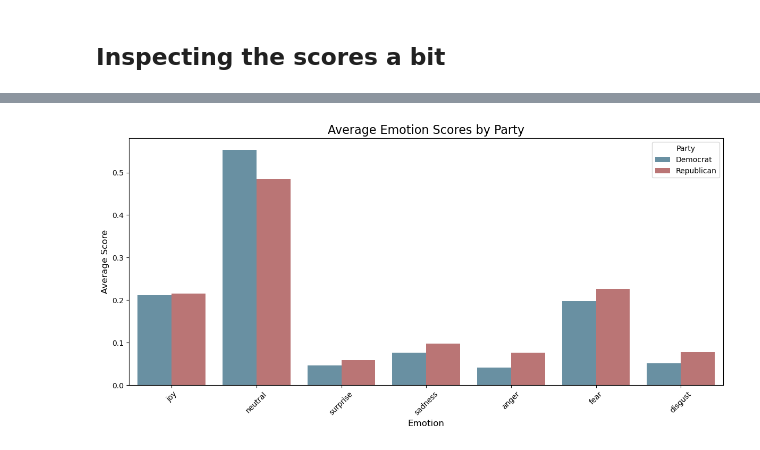
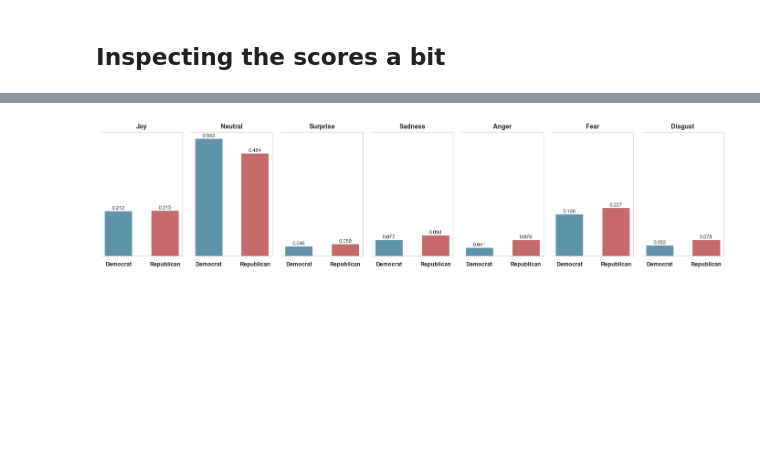
Before and after one commit to marobinette/cfd-project-ds1, a Jupyter notebook: notebooks/emotion_plots.ipynb, the cells around one changed output, grey strips where cells are left out. Drawn from its saved outputs; the diff is of its cells as text; code cells hidden in the pictures; blank space fills up the shorter version.

Commit message:
emotion plots

```diff
--- a/notebooks/emotion_plots.ipynb
+++ b/notebooks/emotion_plots.ipynb
@@ -120,6 +70,17 @@ mergedData = mergedData.drop('ID', axis=1)
 mergedData = mergedData.rename(columns={'Party': 'party'})
 df = mergedData.copy()
 # %%
+# Font settings
+axis_titlesize = 10
+axis_labelsize = 9
+facet_titlesize = 9
+caption_size = 8
+ppt_axis_titlesize = 14
+ppt_axis_labelsize = 14
+ppt_facet_titlesize = 16
+ppt_caption_size = 12
+ppt_titlesize = 20
+
 emotion_cols = ['joy_score', 'neutral_score', 'surprise_score',
                 'sadness_score', 'anger_score', 'fear_score', 'disgust_score']
 
@@ -129,9 +90,6 @@ for col in emotion_cols:
 
 # Calculate average scores by party (ignoring NaN values)
 party_emotions = df.groupby('party')[emotion_cols].mean()
-
-print("Average emotion scores by party:")
-print(party_emotions)
 
 # Prepare data for plotting
 party_emotions_reset = party_emotions.reset_index()
@@ -145,25 +103,76 @@ party_emotions_melted = party_emotions_reset.melt(
 # Clean up emotion names (remove _score suffix)
 party_emotions_melted['emotion'] = party_emotions_melted['emotion'].str.replace('_score', '')
 
+# Map party labels
+party_labels = {"Democrat": "Democrats", "Republican": "Republicans"}
+party_emotions_melted["party_label"] = party_emotions_melted["party"].map(party_labels)
+
 dem_med_color = "#5F93AC"
 rep_med_color = "#C66969"
+party_colors = {"Democrat": dem_med_color, "Republican": rep_med_color}
 
-plt.figure(figsize=(12, 6))
-ax = sns.barplot(
-    data=party_emotions_melted,
-    x='emotion',
-    y='score',
-    hue='party',
-    palette={'Democrat': dem_med_color, 'Republican': rep_med_color}
+sns.set(style="whitegrid")
+
+g = sns.FacetGrid(
+    party_emotions_melted,
+    col="emotion",
+    col_order=['joy', 'neutral', 'surprise', 'sadness', 'anger', 'fear', 'disgust'],
+    height=4,
+    aspect=0.5,  # narrower panels
+    despine=False
 )
 
-plt.title('Average Emotion Scores by Party', fontsize=16)
-plt.xlabel('Emotion', fontsize=12)
-plt.ylabel('Average Score', fontsize=12)
-plt.legend(title='Party', fontsize=10)
-plt.xticks(rotation=45)
+# Replace facet titles and create bar plots
+for ax, emotion in zip(g.axes.flat, ['joy', 'neutral', 'surprise', 'sadness', 'anger', 'fear', 'disgust']):
+    emotion_data = party_emotions_melted[party_emotions_melted['emotion'] == emotion]
+
+    # Create bar plot
+    for idx, (party, color) in enumerate([("Democrat", dem_med_color), ("Republican", rep_med_color)]):
+        party_data = emotion_data[emotion_data['party'] == party]
+        score = party_data['score'].values[0]
+
+        bar = ax.bar(idx, score, color=color, width=0.6)
+
+        # Add value label on top
+        ax.text(idx, score, f'{score:.3f}',
+                ha='center', va='bottom', fontsize=caption_size)
+
+    # Set title (emotion name)
+    ax.set_title(emotion.capitalize())
+
+    # Remove y-axis
+    ax.set_ylabel('')
+    ax.set_yticks([])
+    ax.spines['left'].set_visible(False)
+
+    # Set x-axis labels to party names
+    ax.set_xticks([0, 1])
+    ax.set_xticklabels(['Democrat', 'Republican'], fontsize=axis_labelsize, fontweight='bold')
+    ax.set_xlabel('')
+
+    # Keep light gray spines for remaining edges
+    for spine in ['right', 'top', 'bottom']:
+        ax.spines[spine].set_visible(True)
+        ax.spines[spine].set_color("lightgray")
+        ax.spines[spine].set_linewidth(1)
+
+    # Remove grid
+    ax.grid(False)
+
+# No axis labels needed
+g.set_axis_labels("", "")
+
+# Force figure size
+g.fig.set_size_inches(14, 3.5)
+
+# Style titles
+for ax in g.axes.flat:
+    ax.tick_params(axis='x', labelsize=axis_labelsize)
+    ax.title.set_fontweight("bold")
+    ax.title.set_fontsize(axis_titlesize)
+    ax.title.set_position((0.5, 1.05))
+
 plt.tight_layout()
-
 plt.savefig('../figures/emotion_scores/average_emotion_scores.png', dpi=300, bbox_inches='tight')
 plt.show()
 # %% [output]
@@ -180,4 +179,4 @@ Republican     0.076451    0.227026       0.077556
-[figure, old version]
+[figure, new version]
 # %%
 # Emotion columns
 emotion_cols = ['joy_score', 'neutral_score', 'surprise_score',
```
Also changed, not shown: parts of 6 cells of this notebook.
